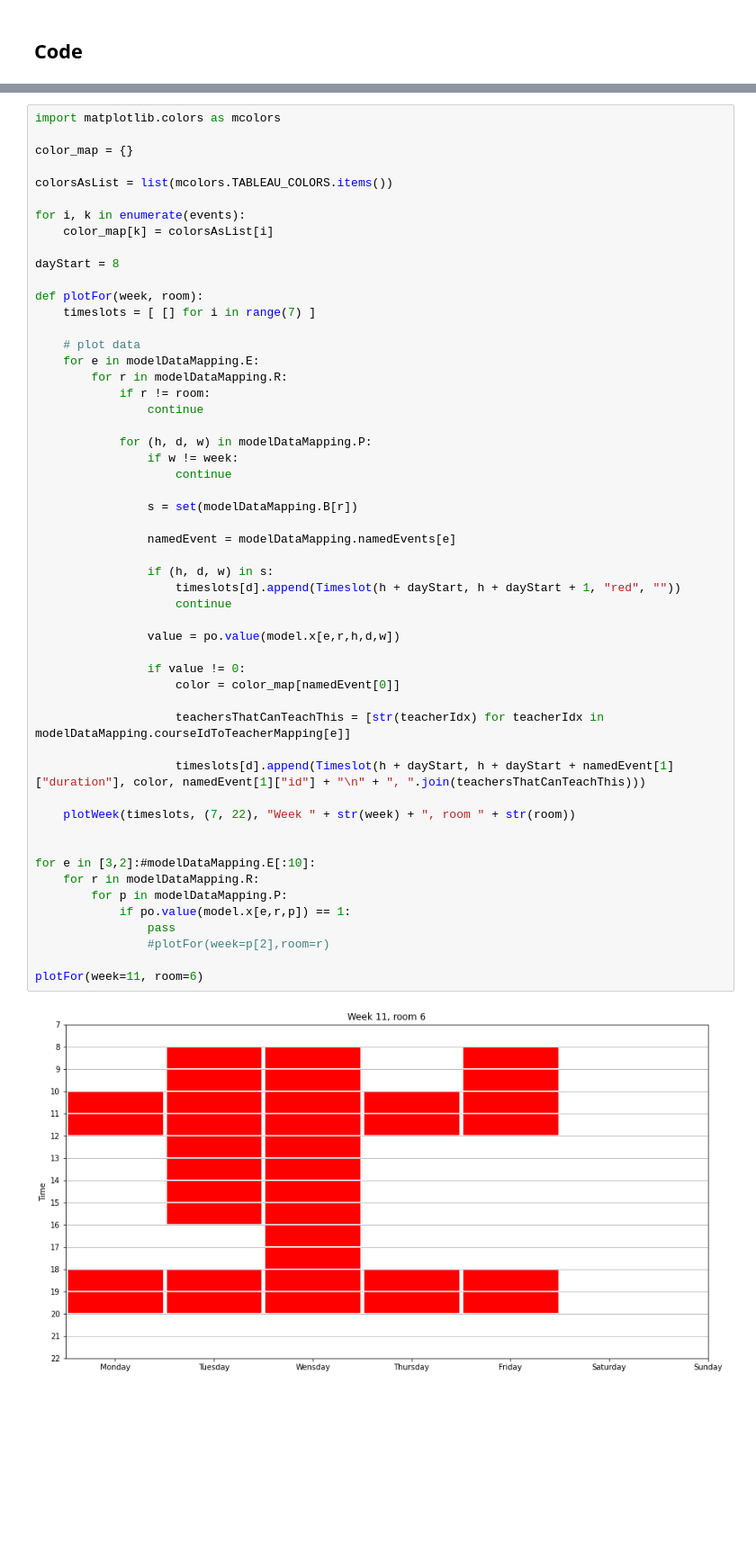
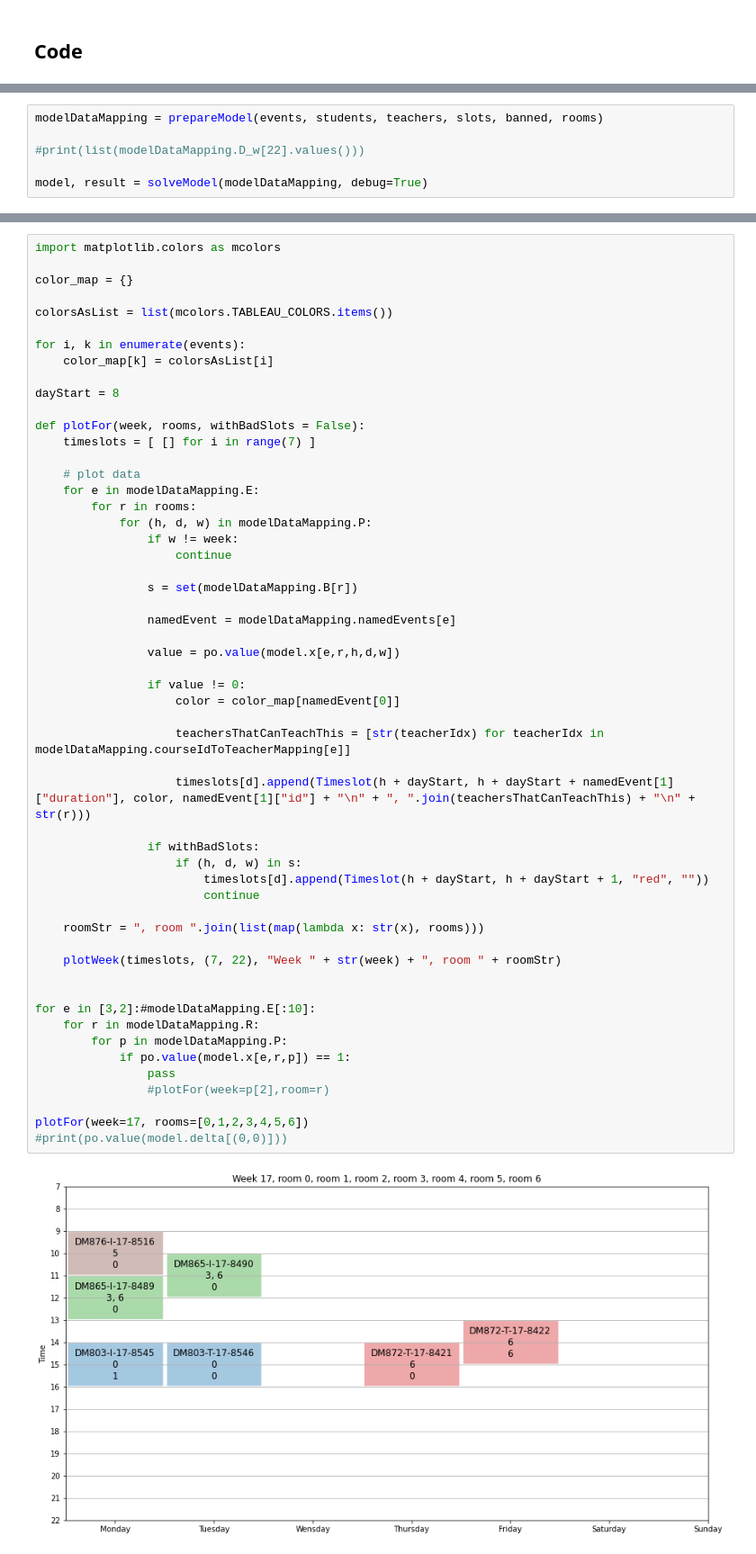
Before and after one commit to ValdemarGr/mathematical-opt-exercises, a Jupyter notebook: assignment-1/assignment.ipynb, the cells around one changed output, grey strips where cells are left out. Shown at 90% size. Cells and saved outputs as stored; diff of their text form; blank space fills up the shorter version.

```diff
--- a/assignment-1/assignment.ipynb
+++ b/assignment-1/assignment.ipynb
@@ -592,0 +647,6 @@ For teacher 6 / 8
+# %%
+modelDataMapping = prepareModel(events, students, teachers, slots, banned, rooms)
+
+#print(list(modelDataMapping.D_w[22].values()))
+
+model, result = solveModel(modelDataMapping, debug=True)
@@ -602,46 +681,47 @@ for i, k in enumerate(events):
 
 dayStart = 8
 
-def plotFor(week, room):
+def plotFor(week, rooms, withBadSlots = False):
     timeslots = [ [] for i in range(7) ]
 
     # plot data
     for e in modelDataMapping.E:
-        for r in modelDataMapping.R:
-            if r != room:
-                continue
-
+        for r in rooms:
             for (h, d, w) in modelDataMapping.P:
                 if w != week:
                     continue
 
                 s = set(modelDataMapping.B[r])
 
                 namedEvent = modelDataMapping.namedEvents[e]
 
-                if (h, d, w) in s:
-                    timeslots[d].append(Timeslot(h + dayStart, h + dayStart + 1, "red", ""))
-                    continue
-
                 value = po.value(model.x[e,r,h,d,w])
 
                 if value != 0:
                     color = color_map[namedEvent[0]]
 
                     teachersThatCanTeachThis = [str(teacherIdx) for teacherIdx in modelDataMapping.courseIdToTeacherMapping[e]]
 
-                    timeslots[d].append(Timeslot(h + dayStart, h + dayStart + namedEvent[1]["duration"], color, namedEvent[1]["id"] + "\n" + ", ".join(teachersThatCanTeachThis)))
+                    timeslots[d].append(Timeslot(h + dayStart, h + dayStart + namedEvent[1]["duration"], color, namedEvent[1]["id"] + "\n" + ", ".join(teachersThatCanTeachThis) + "\n" + str(r)))
 
-    plotWeek(timeslots, (7, 22), "Week " + str(week) + ", room " + str(room))
+                if withBadSlots:
+                    if (h, d, w) in s:
+                        timeslots[d].append(Timeslot(h + dayStart, h + dayStart + 1, "red", ""))
+                        continue
+
+    roomStr = ", room ".join(list(map(lambda x: str(x), rooms)))
+
+    plotWeek(timeslots, (7, 22), "Week " + str(week) + ", room " + roomStr)
 
 
 for e in [3,2]:#modelDataMapping.E[:10]:
     for r in modelDataMapping.R:
         for p in modelDataMapping.P:
             if po.value(model.x[e,r,p]) == 1:
                 pass
                 #plotFor(week=p[2],room=r)
 
-plotFor(week=11, room=6)
+plotFor(week=17, rooms=[0,1,2,3,4,5,6])
+#print(po.value(model.delta[(0,0)]))
 # %% [output]
-[figure, old version]
+[figure, new version]
```
Also changed, not shown: parts of 18 cells of this notebook.
